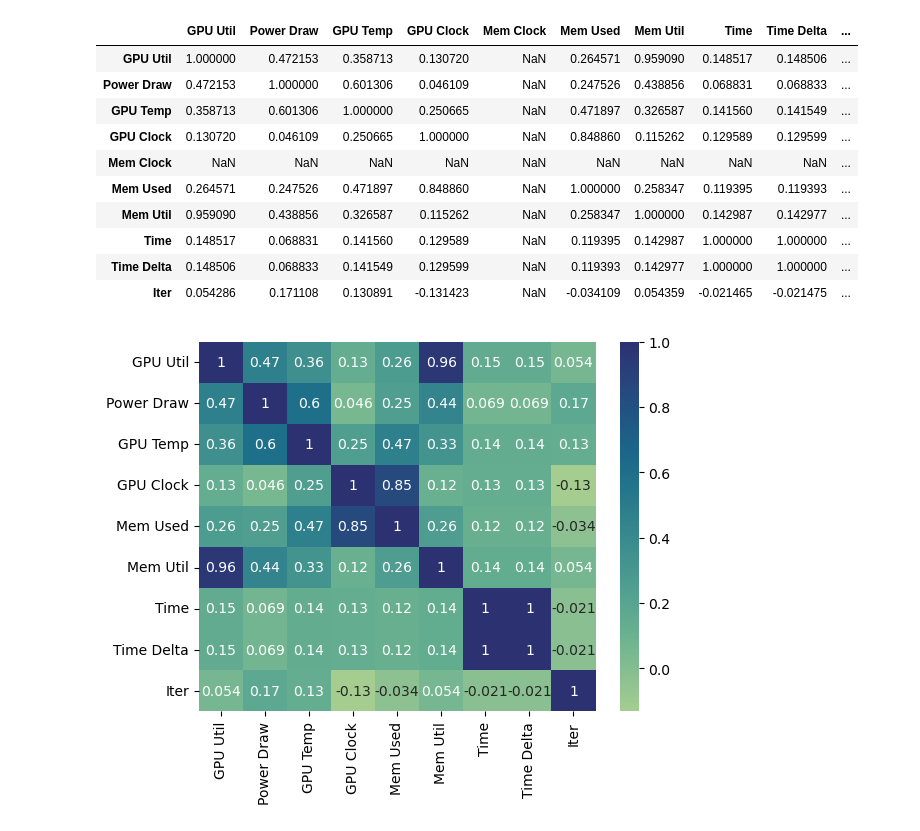
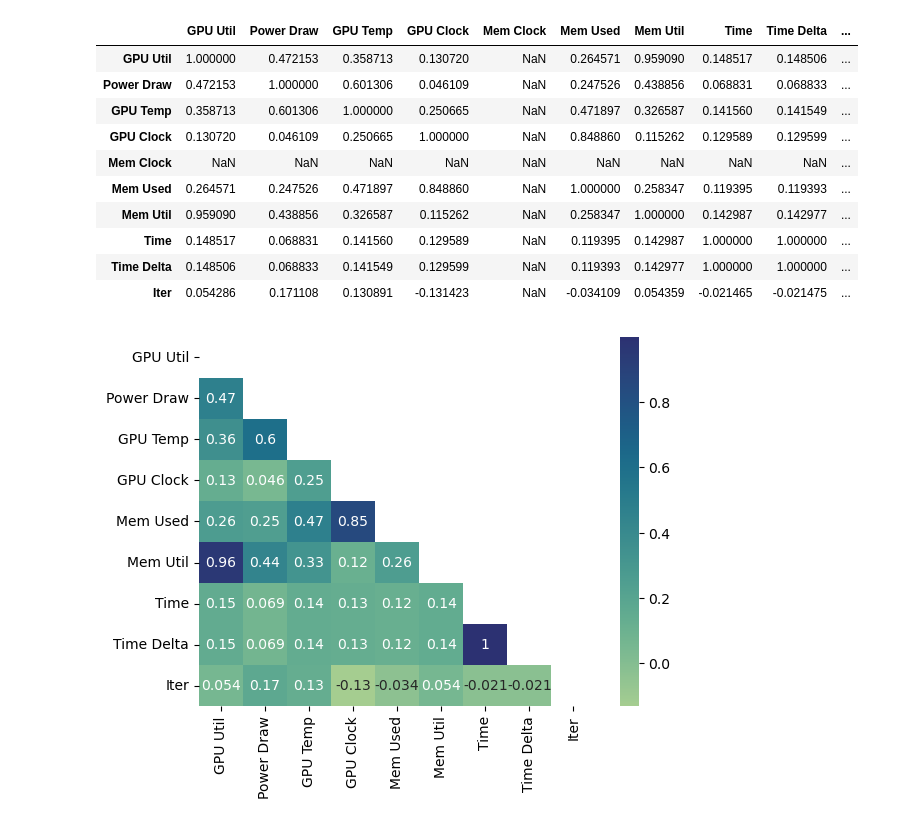
Before and after one commit to alt-rahul/5g-edge-app, a Jupyter notebook: model/features.ipynb, the cells around one changed output. Cells and saved outputs as stored; diff of their text form; code cells hidden in the pictures.

Commit message:
cleaner heatmap

```diff
--- a/model/features.ipynb
+++ b/model/features.ipynb
@@ -32,14 +32,14 @@ corr_matrix
 # %%
 live_copy = live_copy.drop(columns=['Mem Clock'])
 corr_matrix = live_copy.iloc[:, 1:].corr()
-# %%
-mask = np.triu(np.ones_like(corr_matrix, dtype=bool))
-heatmap = sns.heatmap(corr_matrix, cmap='crest', annot=True)
-# %% [output]
-[figure, old version]
 # %%
-# tri_up = corr_matrix.mask(mask)
-# to_drop = [col for col in tri_up.columns if any(tri_up[col] > 0.9)]
+mask = np.triu(np.ones_like(corr_matrix, dtype=bool))
+tri_up = corr_matrix.mask(mask)
+to_drop = [col for col in tri_up.columns if any(tri_up[col] > 0.9)]
+# %%
+heatmap = sns.heatmap(tri_up, cmap='crest', annot=True)
+# %% [output]
+[figure, new version]
 # %%
 pair_plot = sns.pairplot(live_copy.iloc[:, 3:-3])
 # %%
```
